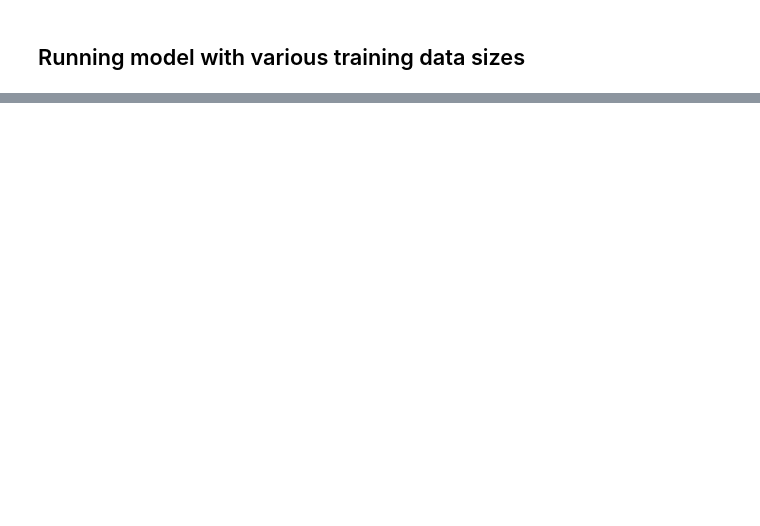
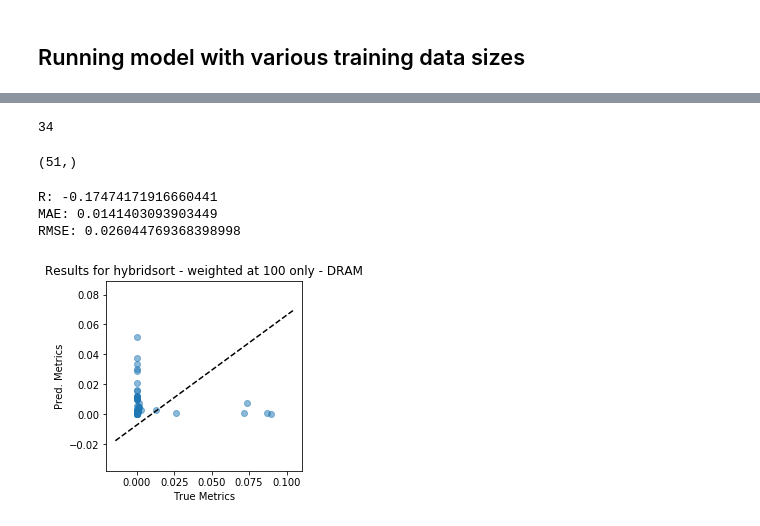
Before and after one commit to YulianaGomez/power, a Jupyter notebook: nvidia_gpus/all_apps/Vis_ValLoss_DL_Metric_Translation.ipynb, the cells around one changed output, grey strips where cells are left out. Drawn from its saved outputs; the diff is of its cells as text; code cells hidden in the pictures; blank space fills up the shorter version.

Commit message:
training prediction model with memory bound data, random forest prediction for memory bound data

```diff
--- a/nvidia_gpus/all_apps/Vis_ValLoss_DL_Metric_Translation.ipynb
+++ b/nvidia_gpus/all_apps/Vis_ValLoss_DL_Metric_Translation.ipynb
@@ -254,0 +478,5 @@ Test size: dict_keys([0.01, 0.11, 0.21000000000000002, 0.31000000000000005, 0.41
+# %%
+print(XV_val.shape)
+print(XP_val.shape)
+gaus_indices = np.load('hybridsort_saved_indices.npy')
+print(gaus_indices.shape)
@@ -254,0 +502,74 @@ Test size: dict_keys([0.01, 0.11, 0.21000000000000002, 0.31000000000000005, 0.41
+# %%
+from keras.models import load_model
+#model_10 = load_model('10perdata_dram_bias.h5',custom_objects={'loss': weighted_mse(loss_weight)})
+##model_10 = load_model('20perdata_dram_kmeans_zerobias.h5', custom_objects={'loss':weighted_mse(loss_weight)})
+model_10 = load_model('membounds_dram_kmeans_zerobias.h5', custom_objects={'loss':weighted_mse(loss_weight)})
+#model_10 = load_model('wsame_PV_dl_10per_woutbias0.h5')
+#model_10 = load_model('same_PV_dl_20percmodel116.h5')
+#model_10 = load_model('wsame_PV_dl_10per_400.h5',custom_objects={'loss': weighted_mse(loss_weight)})
+y_pred = model_10.predict(XP_val)
+X_testV = XV_val
+#y_pred = y_pred[gaus_indices][:,96] #96 = ipc
+#X_testV = X_testV[gaus_indices][:,96] #96 = ipc
+y_pred = y_pred[gaus_indices][:,34] #34 = dram_write_throughput
+X_testV = X_testV[gaus_indices][:,34] #34 = dram_write_throughput
+# %%
+print(column_name_dict['dram_write_throughput'])
+# %% [output]
+34
+# %%
+y_pred.shape
+#y_pred[:,96].shape
+# %% [output]
+(51,)
+# %%
+
+
+#Averaging down the columns first (metrics), which converts it to 1 error per metric, then averages that (one row)
+mse = np.mean(np.mean(np.square(y_pred-X_testV),axis=0))
+rmse = np.sqrt(mse)
+
+normX_testV = np.mean(np.mean(np.square(X_testV),axis=0))
+#relative to the full scale of all the test data - 3x bigger because it's one number scaling across all metrics
+mse_relative = np.mean(np.mean(np.square(y_pred-X_testV),axis=0))/normX_testV
+mspe = np.mean(np.mean(np.square(y_pred - X_testV),axis=0))/normX_testV ## ask bethany
+rmse_relative = np.sqrt(mspe)
+
+""""""
+print ("R:",  sp.stats.pearsonr(X_testV.flatten(), y_pred.flatten())[0])
+print ("MAE:", np.mean(np.abs(y_pred.flatten() - X_testV.flatten())))
+print ("RMSE:", np.sqrt(np.power(X_testV.flatten()- y_pred.flatten(), 2).mean()))
+
+#left out the mean, i would get the error rate for each metric
+#first show val error decreasings as training data increases
+#second show that val error can decreases earlier with active learning implementation
+
+#print("MSE:", mse)
+#print("RMSE:", rmse)
+#print("MSPE:", mspe)
+
+fig, ax = plt.subplots()
+
+# Make the plot
+ax.scatter(X_testV, y_pred, alpha=0.5)
+
+# Make it pretty
+ax.set_xlim(ax.get_xlim())
+ax.set_ylim(ax.get_xlim())
+
+ax.set_xlabel('True Metrics')
+ax.set_ylabel('Pred. Metrics')
+#ax.set_ylim([-10,30])
+#ax.set_xlim([-10,30])
+ax.axis('equal')
+fig.set_size_inches(3.5, 3.5)
+plt.title('Results for hybridsort - weighted at 100 only - DRAM')
+# Add in the goal line
+ax.plot(ax.get_xlim(), ax.get_ylim(), 'k--');
+#plt.savefig('intra_arch_pred.png', bbox_inches='tight')
+#not being penalized from predicting value outside of the range
+# %% [output]
+R: -0.17474171916660441
+MAE: 0.0141403093903449
+RMSE: 0.026044769368398998
+[figure, added]
```
Also changed, not shown: parts of 54 cells of this notebook, 3 other files.
